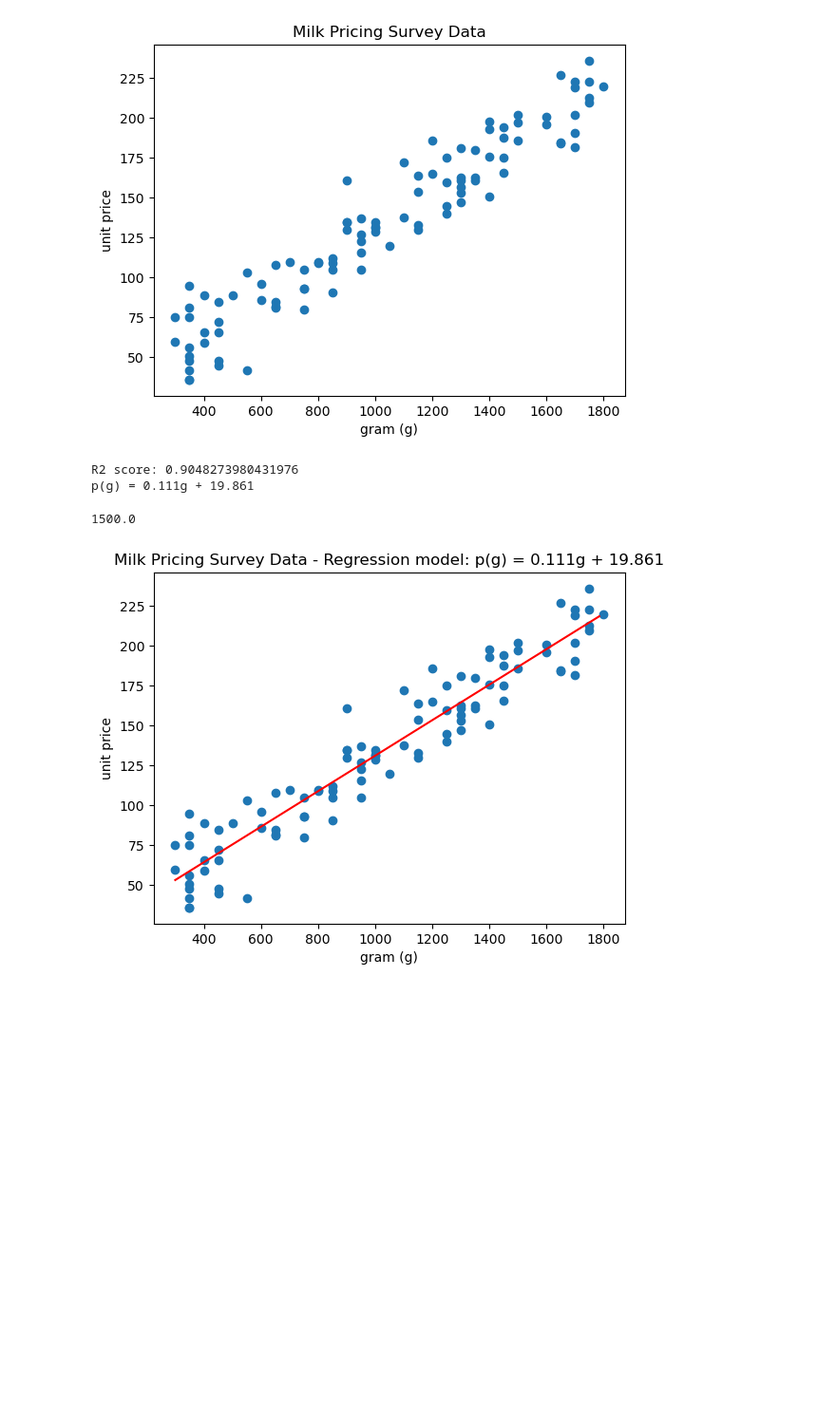
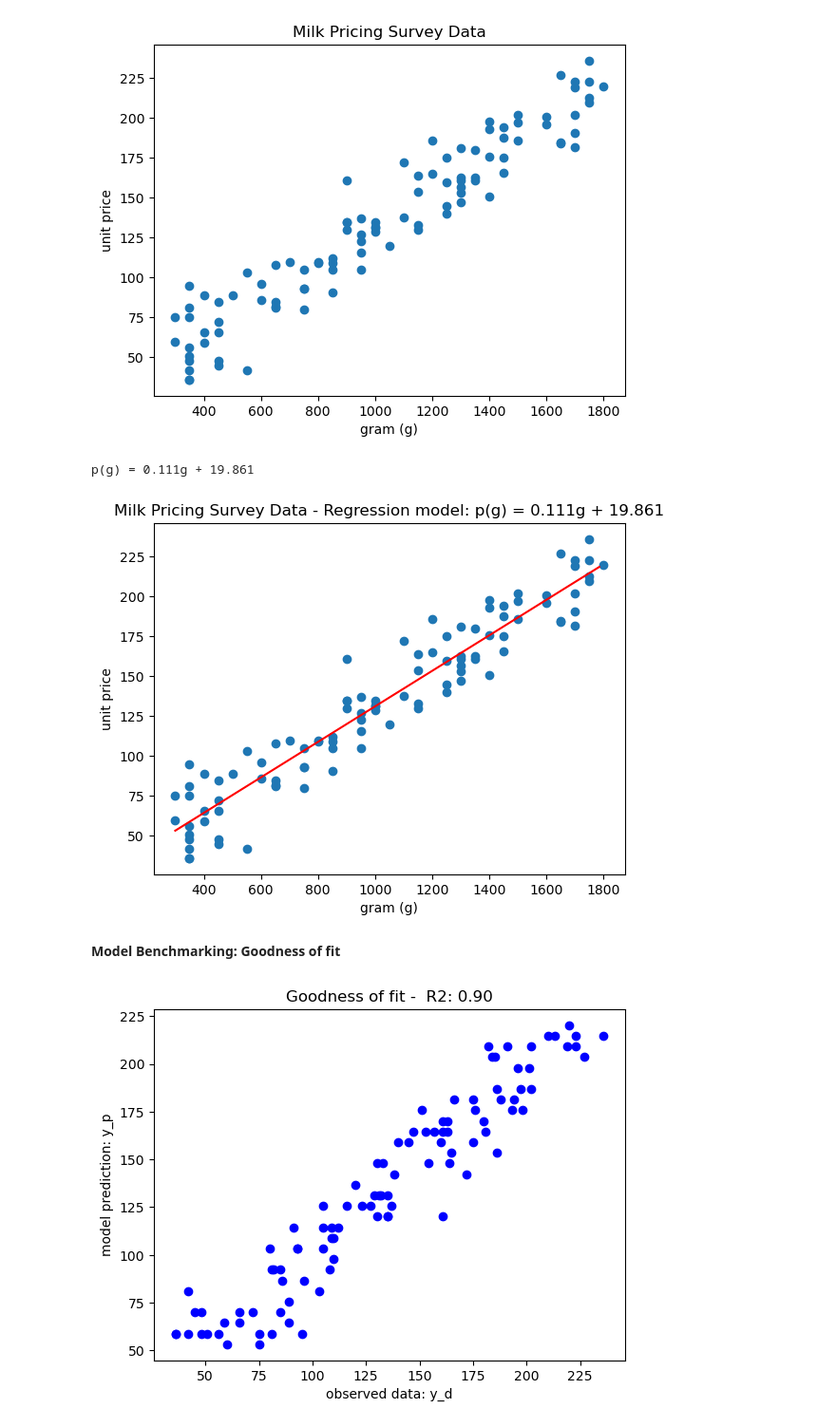
Before and after one commit to mlinsights/freemium, a Jupyter notebook: algorithms/regression/linear-regression/linear-regression-demo.ipynb, the cells around one changed output. Shown at 95% size. Drawn from its saved outputs; the diff is of its cells as text; code cells hidden in the pictures; blank space fills up the shorter version.

```diff
--- a/algorithms/regression/linear-regression/linear-regression-demo.ipynb
+++ b/algorithms/regression/linear-regression/linear-regression-demo.ipynb
@@ -22,7 +24,6 @@ Text(0.5, 1.0, 'Milk Pricing Survey Data')
 [figure]
 # %%
 from sklearn.linear_model import LinearRegression
-from sklearn.metrics import r2_score
 import numpy as np
 
 lm = LinearRegression()
@@ -31,18 +32,14 @@ y = df[['price']]
 
 lm.fit(X,y) #fit model
 y_predict = lm.predict(X)#get model prediction of observation
-r2 = r2_score(y_predict,y)
-print("R2 score:",r2)
 price_model = "p(g) = %.3fg + %.3f"%(lm.coef_[0],lm.intercept_)
 print(price_model)
 # %% [output]
-R2 score: 0.9048273980431976
 p(g) = 0.111g + 19.861
 # %%
-x_min = X.min()[0]
-x_max = X.max()[0]
+x_min = X.min()[0] #find variable lower bound
+x_max = X.max()[0] #find variable upper bound
 r_x = x_max-x_min
-print(r_x)
 x_n = np.arange(x_min,x_max,step=r_x/100)
 y_n = lm.predict(x_n.reshape(-1,1))
 
@@ -54,5 +51,19 @@ plt.ylabel('unit price')
 plt.title('Milk Pricing Survey Data - Regression model: %s'%(price_model))
 plt.show()
 # %% [output]
-1500.0
 [figure]
+# %% [markdown]
+<b>Model Benchmarking: Goodness of fit</b>
+# %%
+from sklearn.metrics import r2_score
+
+r2_score_m = r2_score(y_predict,y)
+
+plt.figure()
+plt.scatter(y, y_predict, color="b")
+plt.xlabel('observed data: y_d')
+plt.ylabel('model prediction: y_p')
+plt.title('Goodness of fit -  R2: %.2f'%r2_score_m)
+plt.show()
+# %% [output]
+[figure, added]
```
Also changed, not shown: parts of 2 cells of this notebook.
